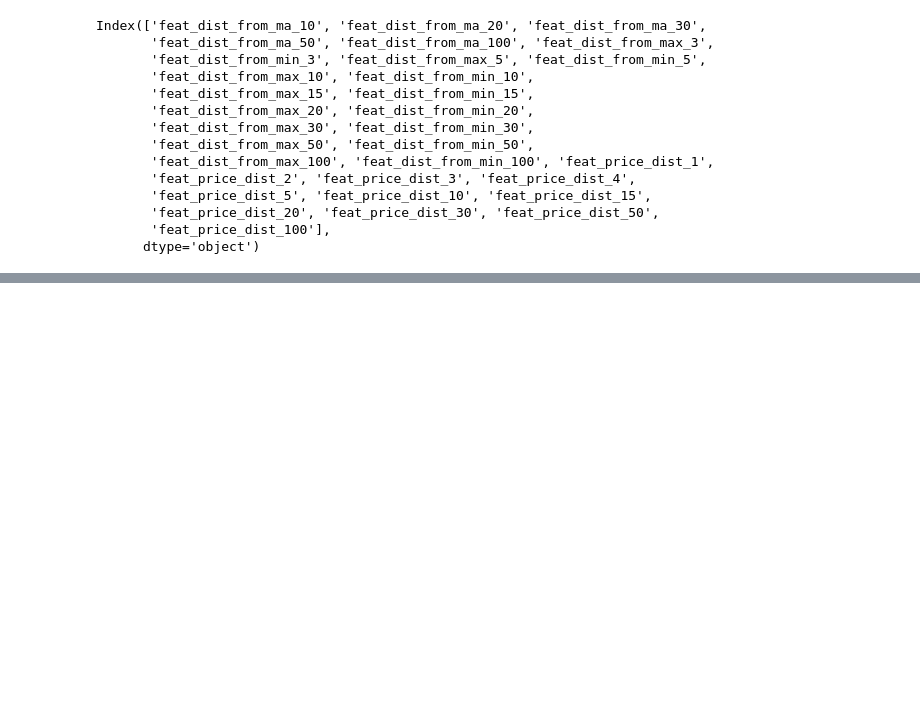
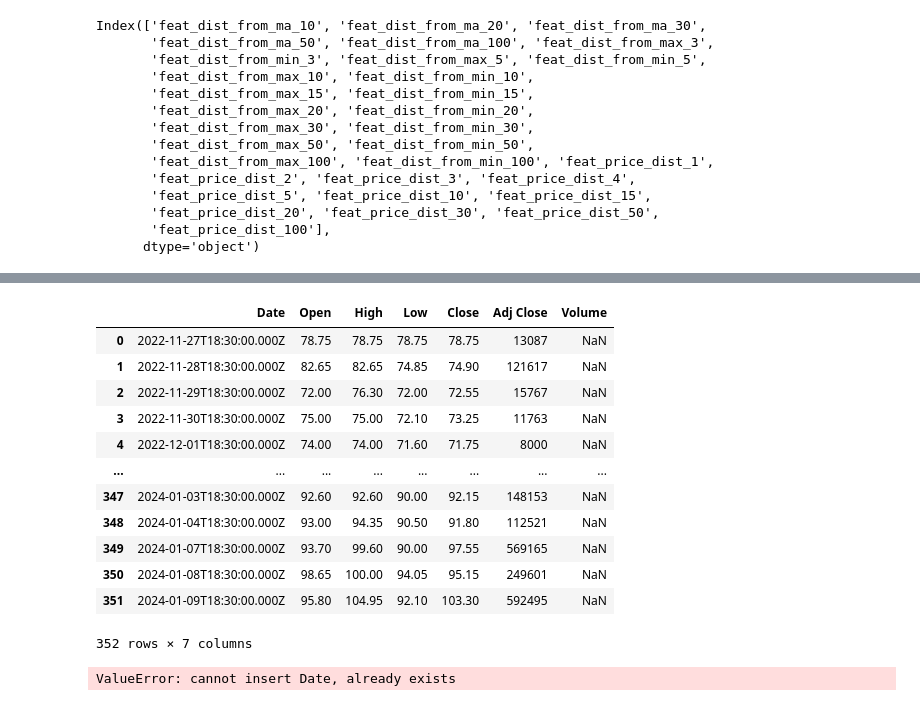
Before and after one commit to 0xrushi/ML-StockPredictor-GUI, a Jupyter notebook: notebooks/random_forest_sma_20.ipynb, the cells around one changed output, grey strips where cells are left out. Cells and saved outputs as stored; diff of their text form; code cells hidden in the pictures; blank space fills up the shorter version.

```diff
--- a/notebooks/sma_20_meta_labelling.ipynb
+++ b/notebooks/random_forest_sma_20.ipynb
@@ -225,0 +414,21 @@ Index(['feat_dist_from_ma_10', 'feat_dist_from_ma_20', 'feat_dist_from_ma_30',
+# %%
+import pandas as pd
+pd.read_csv("../cache/AAATECH.csv")
+# %% [output]
+|  | Date | Open | High | Low | Close | Adj Close | Volume |
+| 0 | 2022-11-27T18:30:00.000Z | 78.75 | 78.75 | 78.75 | 78.75 | 13087 | NaN |
+| 1 | 2022-11-28T18:30:00.000Z | 82.65 | 82.65 | 74.85 | 74.90 | 121617 | NaN |
+| 2 | 2022-11-29T18:30:00.000Z | 72.00 | 76.30 | 72.00 | 72.55 | 15767 | NaN |
+| 3 | 2022-11-30T18:30:00.000Z | 75.00 | 75.00 | 72.10 | 73.25 | 11763 | NaN |
+| 4 | 2022-12-01T18:30:00.000Z | 74.00 | 74.00 | 71.60 | 71.75 | 8000 | NaN |
+| ... | ... | ... | ... | ... | ... | ... | ... |
+| 347 | 2024-01-03T18:30:00.000Z | 92.60 | 92.60 | 90.00 | 92.15 | 148153 | NaN |
+| 348 | 2024-01-04T18:30:00.000Z | 93.00 | 94.35 | 90.50 | 91.80 | 112521 | NaN |
+| 349 | 2024-01-07T18:30:00.000Z | 93.70 | 99.60 | 90.00 | 97.55 | 569165 | NaN |
+| 350 | 2024-01-08T18:30:00.000Z | 98.65 | 100.00 | 94.05 | 95.15 | 249601 | NaN |
+| 351 | 2024-01-09T18:30:00.000Z | 95.80 | 104.95 | 92.10 | 103.30 | 592495 | NaN |
+352 rows × 7 columns
+# %%
+df.reset_index()
+# %% [output]
+ValueError: cannot insert Date, already exists
```
Also changed, not shown: parts of 11 cells of this notebook, 30 other files.
